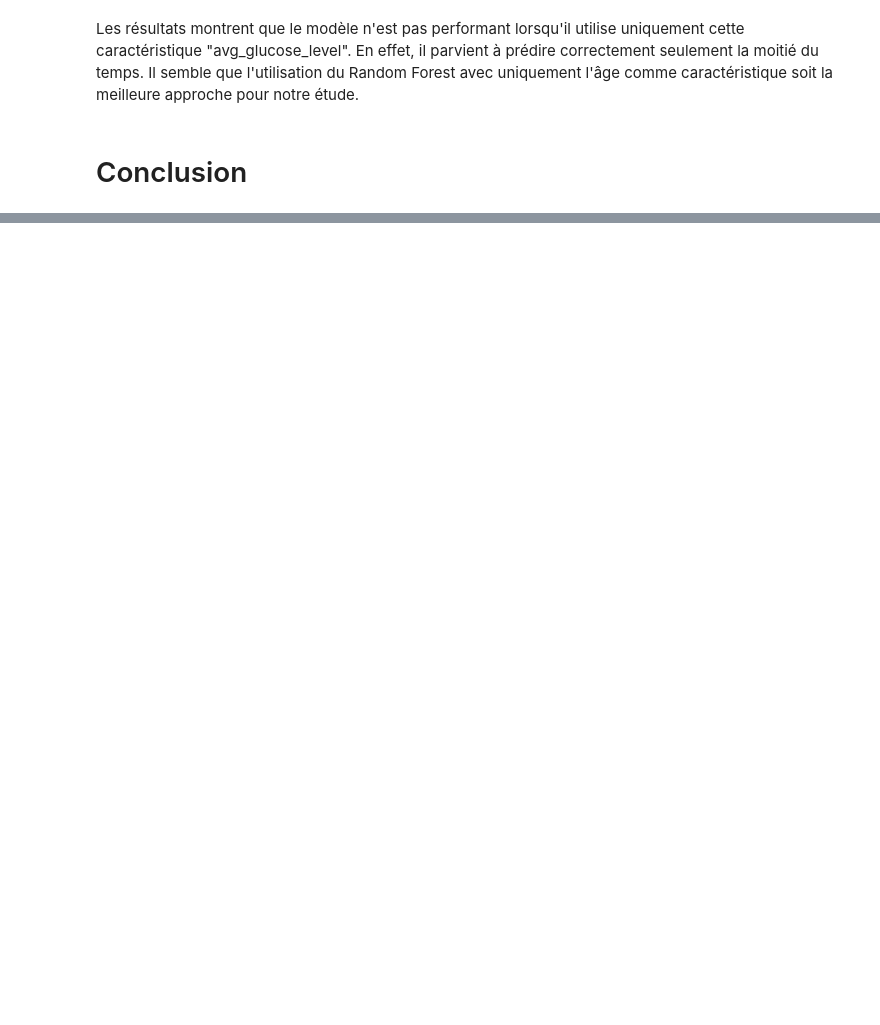
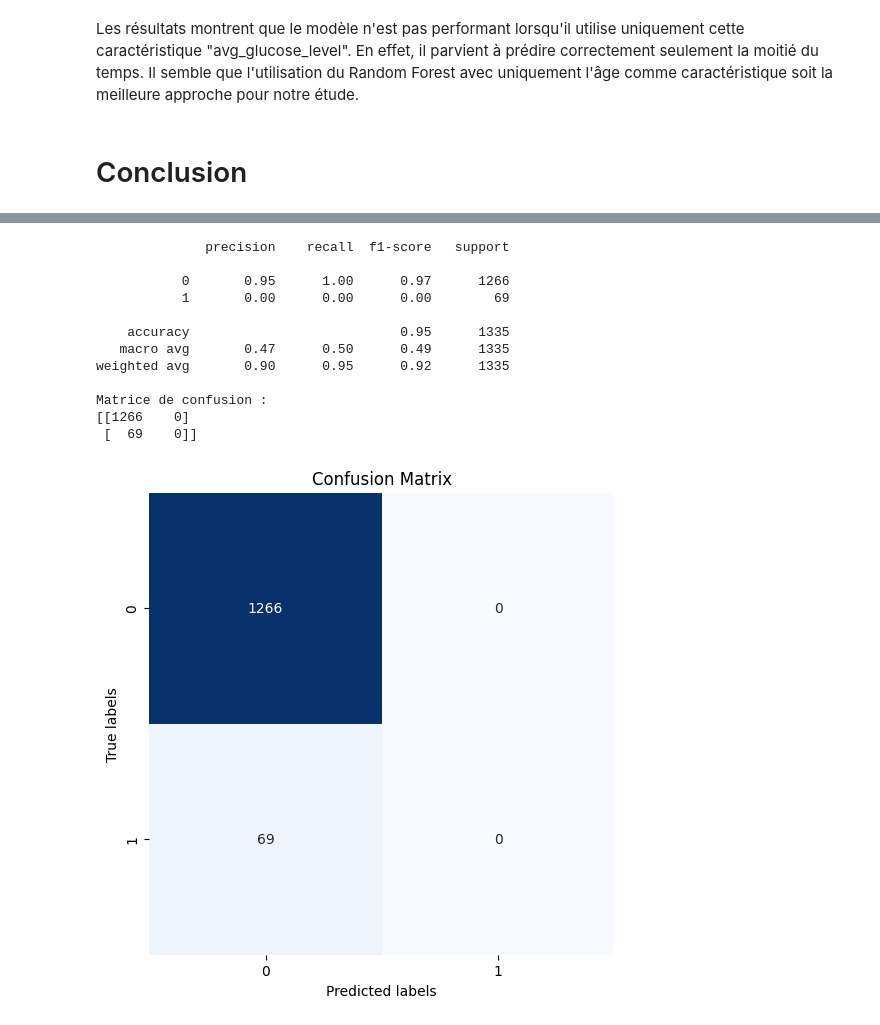
Before and after one commit to Aimen-prog/stroke-alert, a Jupyter notebook: stroke_alert.ipynb, the cells around one changed output, grey strips where cells are left out. Saved outputs shown, nothing was run; the diff lists cells and outputs as text; code cells hidden in the pictures; blank space fills up the shorter version.

```diff
--- a/stroke_alert.ipynb
+++ b/stroke_alert.ipynb
@@ -135,8 +136,9 @@ Residence_type : ['Urban' 'Rural']
 smoking_status : ['formerly smoked' 'never smoked' 'smokes' 'Unknown']
 stroke : [1 0]
 # %%
-print("Nombre d'observations :", healthcare_data.shape[0])
-print("Nombre d'AVC :", healthcare_data.loc[healthcare_data.stroke==1].shape[0])
+initial_healthcare_data = copy.deepcopy(healthcare_data)
+print("Nombre d'observations :", initial_healthcare_data.shape[0])
+print("Nombre d'AVC :", initial_healthcare_data.loc[initial_healthcare_data.stroke==1].shape[0])
 # %% [output]
 Nombre d'observations : 4449
 Nombre d'AVC : 209
@@ -627,0 +630,3 @@ Il semble que l'utilisation du Random Forest avec uniquement l'âge comme caract
+# %%
+print(initial_healthcare_data.shape)
+df_final = initial_healthcare_data
@@ -627,0 +714,44 @@ Il semble que l'utilisation du Random Forest avec uniquement l'âge comme caract
+# %%
+#Sélection de la variable explicative hypertension
+X = df_final[['age']]
+
+# Sélection de la variable expliquée
+y = df_final['stroke']
+
+# Séparation de la donnée en set d'entraînement et de validation
+X_train, X_test, y_train, y_test = train_test_split(X, y, test_size = 0.3, random_state = 42)
+# %%
+model.fit(X_train, y_train)
+predictions = model.predict(X_test)
+
+# affichage des metrics
+report = classification_report(y_test, predictions)
+print(report)
+
+
+# calcul de la matrice de confusion
+
+conf_matrix = confusion_matrix(y_test, predictions)
+print("Matrice de confusion :")
+print(conf_matrix)
+
+plt.figure(figsize=(6, 6))
+sns.heatmap(conf_matrix, annot=True, cmap='Blues', fmt='g', cbar=False)
+plt.xlabel('Predicted labels')
+plt.ylabel('True labels')
+plt.title('Confusion Matrix')
+plt.show()
+# %% [output]
+              precision    recall  f1-score   support
+
+           0       0.95      1.00      0.97      1266
+           1       0.00      0.00      0.00        69
+
+    accuracy                           0.95      1335
+   macro avg       0.47      0.50      0.49      1335
+weighted avg       0.90      0.95      0.92      1335
+
+Matrice de confusion :
+[[1266    0]
+ [  69    0]]
+[figure, added]
```
Also changed, not shown: parts of 29 cells of this notebook, 1 other file.
